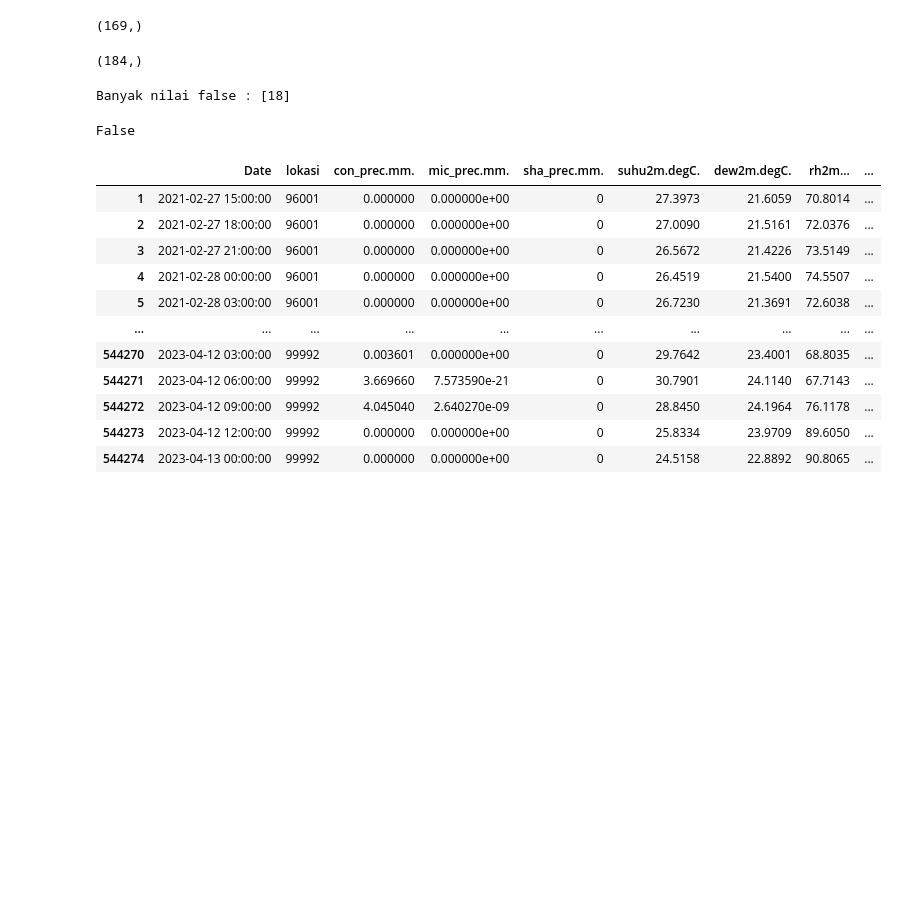
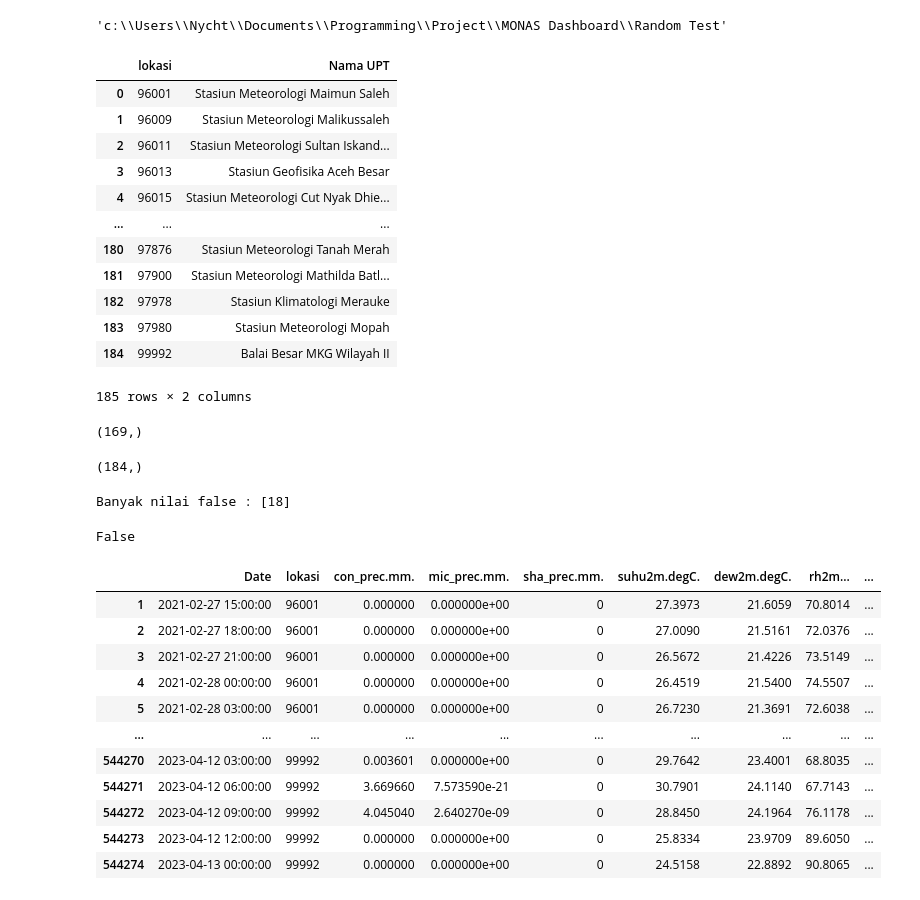
Before and after one commit to harmonicnauts/Modelling-MONAS, a Jupyter notebook: Random Test/Test_data_value.ipynb, the cells around one changed output. Drawn from its saved outputs; the diff is of its cells as text; code cells hidden in the pictures; blank space fills up the shorter version.

```diff
--- a/Random Test/Test_data_value.ipynb
+++ b/Random Test/Test_data_value.ipynb
@@ -1,3 +1,8 @@
+# %%
+import os
+os.getcwd()
+# %% [output]
+'c:\\Users\\Nycht\\Documents\\Programming\\Project\\MONAS Dashboard\\Random Test'
 # %%
 import pandas as pd
 weather = pd.read_csv(
@@ -6,3 +12,20 @@ df_wmoid = pd.read_excel('../MONAS-Dashboard/Modelling/daftar_wmoid.xlsx')
+# %%
+df_wmoid = df_wmoid[['lokasi', 'Nama UPT']]
+df_wmoid
+# %% [output]
+|  | lokasi | Nama UPT |
+| 0 | 96001 | Stasiun Meteorologi Maimun Saleh |
+| 1 | 96009 | Stasiun Meteorologi Malikussaleh |
+| 2 | 96011 | Stasiun Meteorologi Sultan Iskand... |
+| 3 | 96013 | Stasiun Geofisika Aceh Besar |
+| 4 | 96015 | Stasiun Meteorologi Cut Nyak Dhie... |
+| ... | ... | ... |
+| 180 | 97876 | Stasiun Meteorologi Tanah Merah |
+| 181 | 97900 | Stasiun Meteorologi Mathilda Batl... |
+| 182 | 97978 | Stasiun Klimatologi Merauke |
+| 183 | 97980 | Stasiun Meteorologi Mopah |
+| 184 | 99992 | Balai Besar MKG Wilayah II |
+185 rows × 2 columns
 # %%
 weather['lokasi'].unique().shape
 # %% [output]
```
Also changed, not shown: parts of 10 cells of this notebook, 1 other file.
